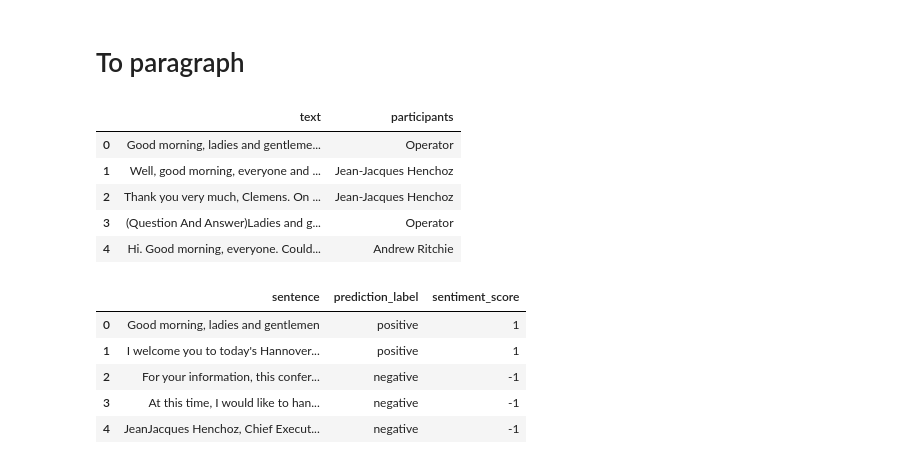
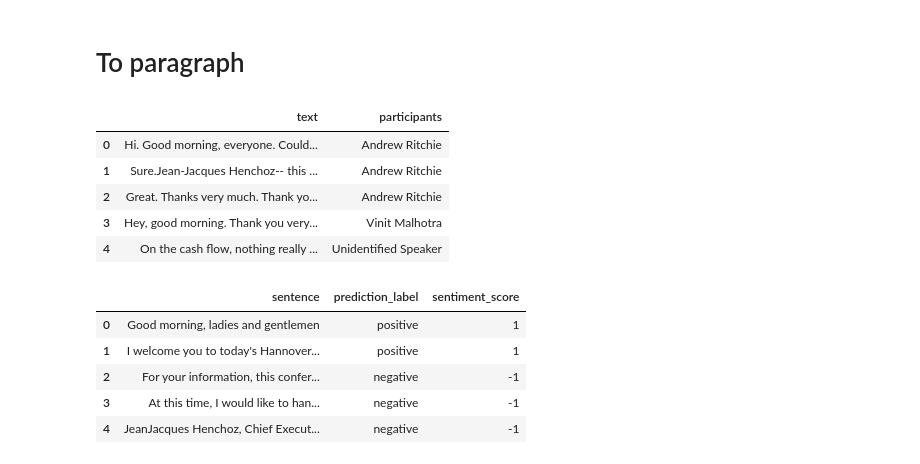
Before and after one commit to BoE-ARP-Bayes-MSc-BA/data_collecting, a Jupyter notebook: tweeter_sample.ipynb, the cells around one changed output. Saved outputs shown, nothing was run; the diff lists cells and outputs as text; code cells hidden in the pictures.

```diff
--- a/tweeter_sample.ipynb
+++ b/tweeter_sample.ipynb
@@ -248,16 +244,16 @@ Prediction: negative
 # To paragraph
 # %%
 # import dataset
-path_pata = '/Users/hienanh/Documents/GitHub/data_collecting/paragraph_split_df.csv'
+path_pata = '/Users/timliu/Documents/GitHub/data_collecting/df_for_NLP/paragraph_split_df.csv'
 df_para = pd.read_csv(path_pata)
 df_para.head()
 # %% [output]
 |  | text | participants |
-| 0 | Good morning, ladies and gentleme... | Operator |
-| 1 | Well, good morning, everyone and ... | Jean-Jacques Henchoz |
-| 2 | Thank you very much, Clemens. On ... | Jean-Jacques Henchoz |
-| 3 | (Question And Answer)Ladies and g... | Operator |
-| 4 | Hi. Good morning, everyone. Could... | Andrew Ritchie |
+| 0 | Hi. Good morning, everyone. Could... | Andrew Ritchie |
+| 1 | Sure.Jean-Jacques Henchoz-- this ... | Andrew Ritchie |
+| 2 | Great. Thanks very much. Thank yo... | Andrew Ritchie |
+| 3 | Hey, good morning. Thank you very... | Vinit Malhotra |
+| 4 | On the cash flow, nothing really ... | Unidentified Speaker |
 # %%
 df_join = df_final.copy()
 df_join.head(5)
```
Also changed, not shown: parts of 12 cells of this notebook, 2 other files.
